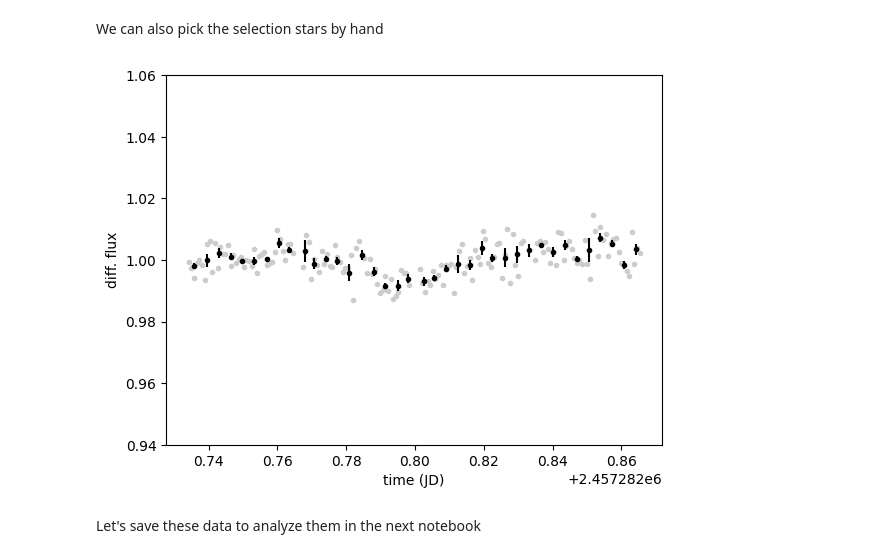
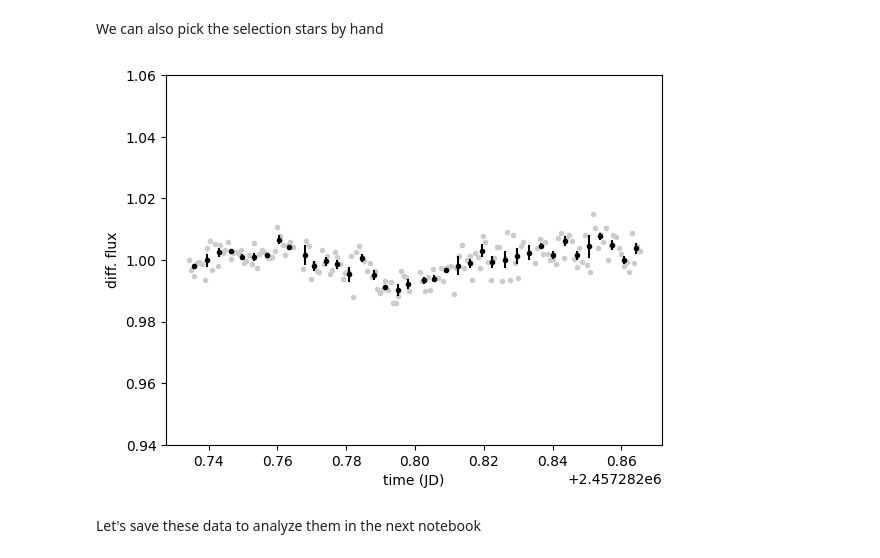
Before and after one commit to lgrcia/pysnack10-prose, a Jupyter notebook: material/reduction.ipynb, the cells around one changed output. Drawn from its saved outputs; the diff is of its cells as text; code cells hidden in the pictures.

```diff
--- a/material/reduction.ipynb
+++ b/material/reduction.ipynb
@@ -221,15 +221,15 @@ diff.bin(5 / 60 / 24, estimate_error=True).errorbar()
 We can also pick the selection stars by hand
 # %%
 # manual differential photometry
-diff = fluxes.diff([13, 21, 16])
+diff = fluxes.diff([13, 21, 16, 18])
 # picking best aperture
 diff.aperture = diff.best_aperture_index()
 
 ax = plt.subplot(xlabel="time (JD)", ylabel="diff. flux", ylim=(0.94, 1.06))
 diff.plot()
 diff.bin(5 / 60 / 24, estimate_error=True).errorbar()
 # %% [output]
-[figure, old version]
+[figure, new version]
 # %% [markdown]
 Let's save these data to analyze them in the next notebook
 # %%
```
Also changed, not shown: parts of 1 cell of this notebook.
